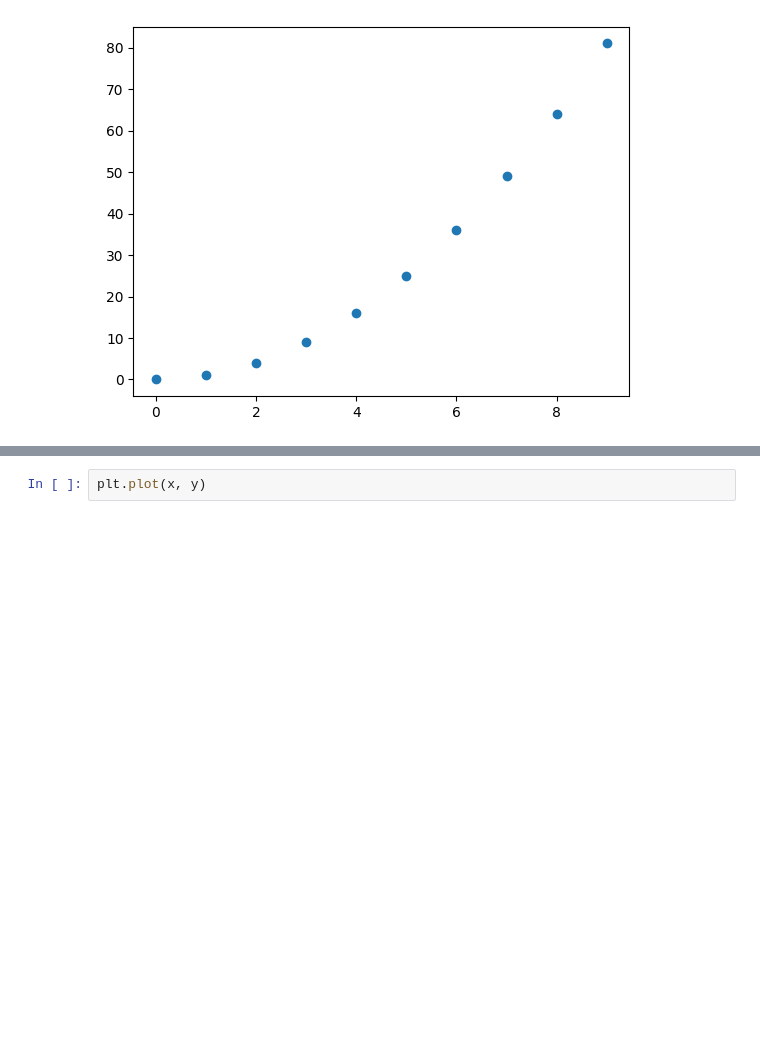
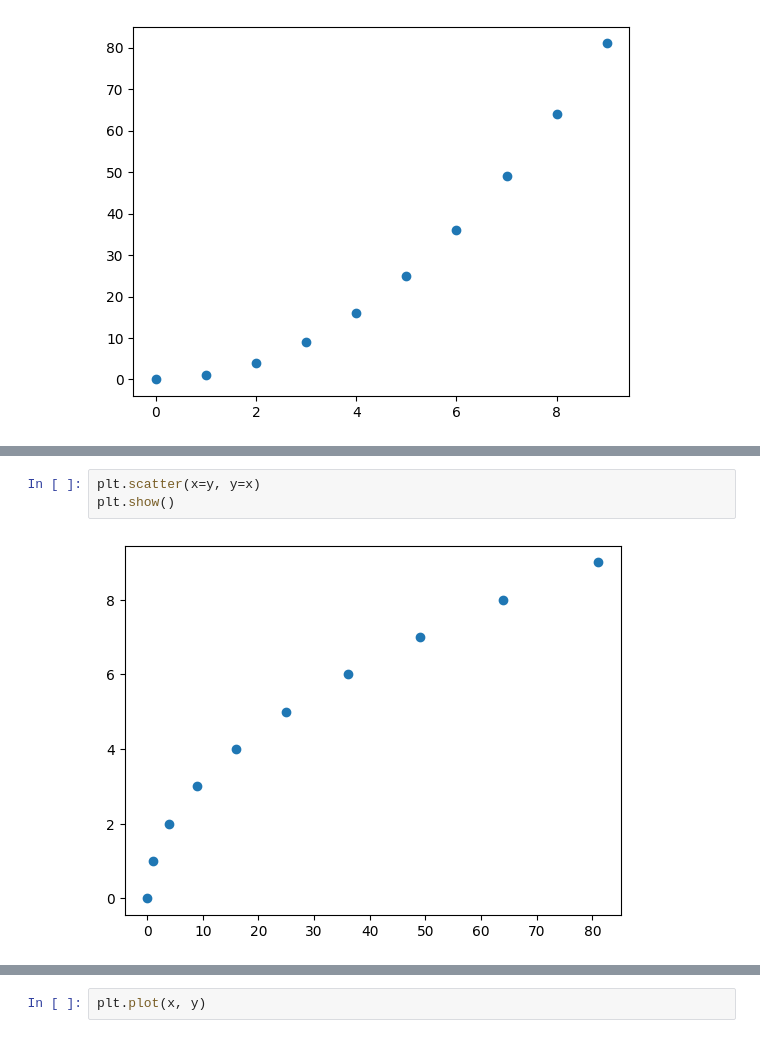
Before and after one commit to RaisulislamRimon/data-science-notes, a Jupyter notebook: module_8/module_8_class/class_1/1_data_visualization.ipynb, the cells around one changed output, grey strips where cells are left out. Drawn from its saved outputs; the diff is of its cells as text; blank space fills up the shorter version.

```diff
--- a/module_8/module_8_class/class_1/1_data_visualization.ipynb
+++ b/module_8/module_8_class/class_1/1_data_visualization.ipynb
@@ -51,0 +57,5 @@ plt.scatter(x=x, y=y)
+# %%
+plt.scatter(x=y, y=x)
+plt.show()
+# %% [output]
+[figure, added]
```
Also changed, not shown: parts of 41 cells of this notebook, 1 other file.
